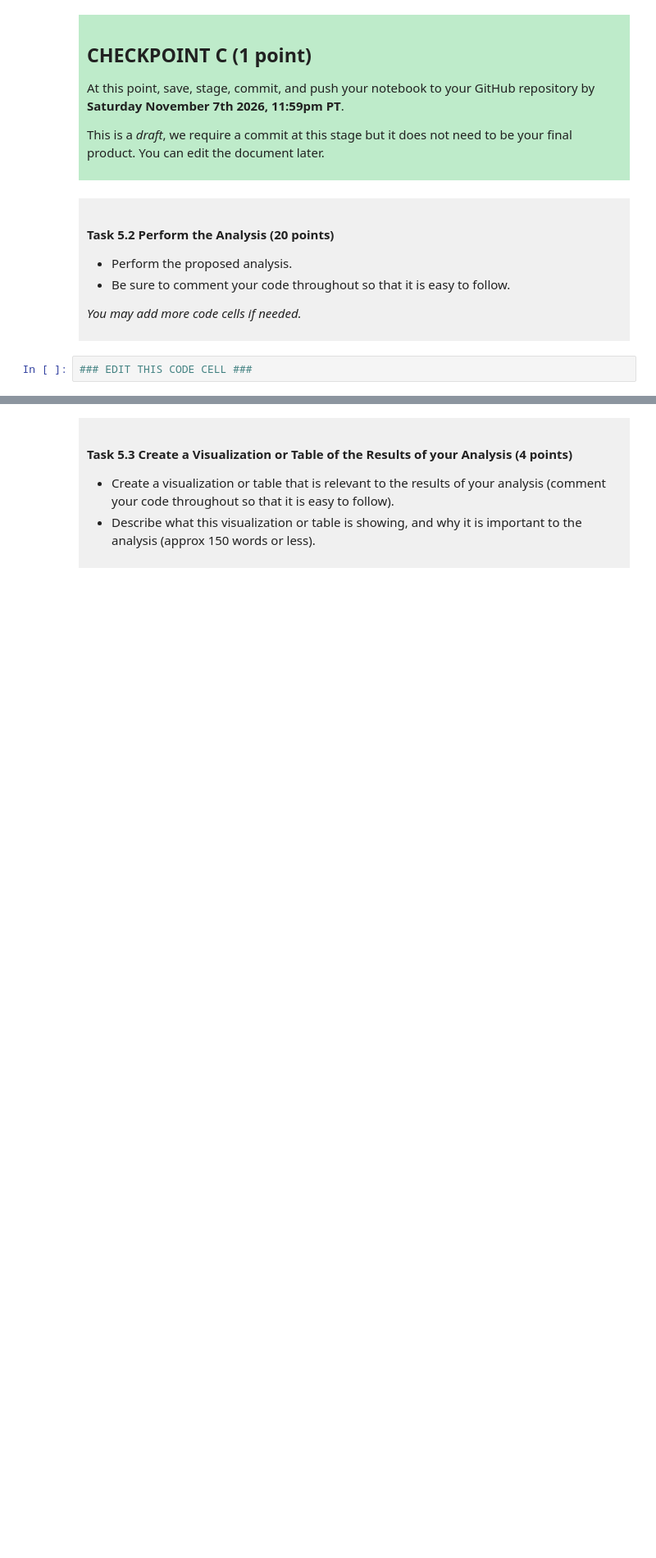
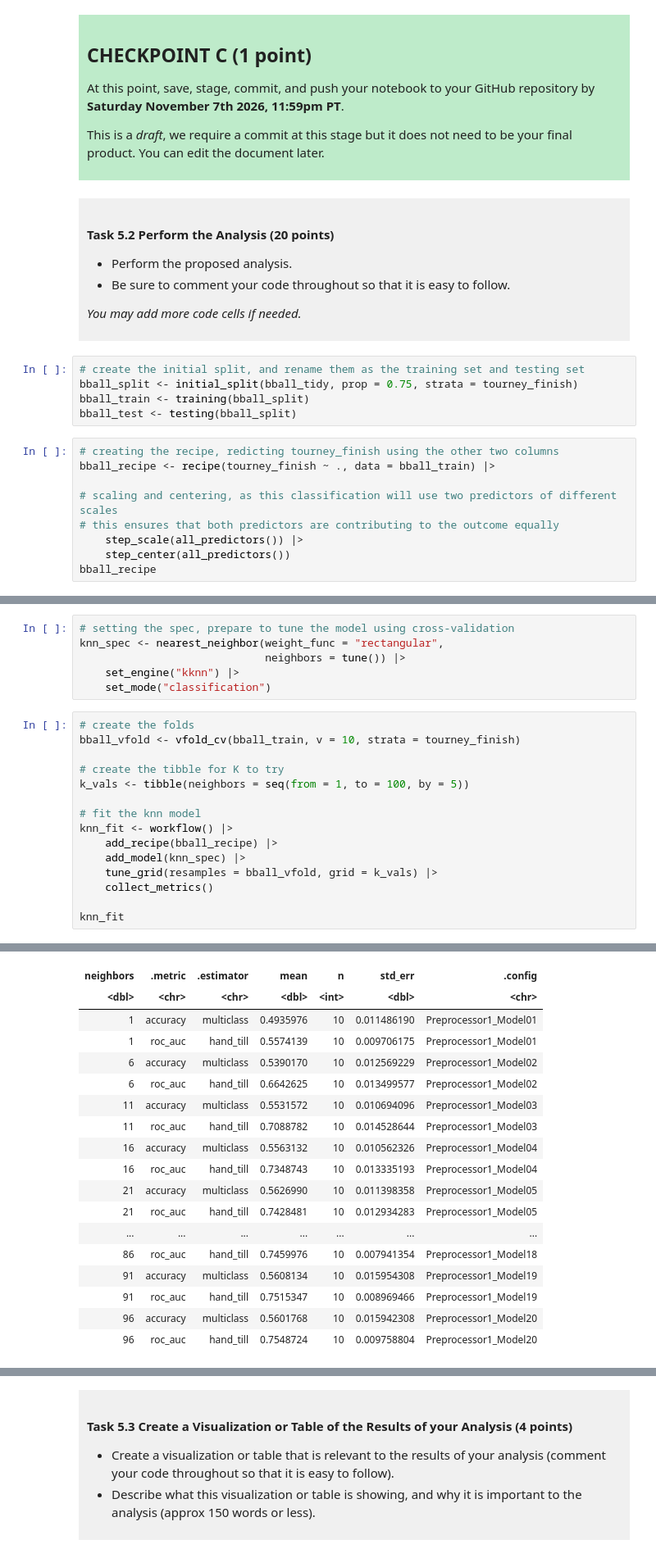
Before and after one commit to JessicaXJI/DSCI-100-Project-Jessica-Ji, a Jupyter notebook: dsci-100-project-notebook.ipynb, the cells around one changed output, grey strips where cells are left out. Shown at 82% size. Saved outputs shown, nothing was run; the diff lists cells and outputs as text; blank space fills up the shorter version.

```diff
--- a/dsci-100-project-notebook.ipynb
+++ b/dsci-100-project-notebook.ipynb
@@ -503,4 +503,16 @@ This is a *draft*, we require a commit at this stage but it does not need to be
 
 </div>
 # %%
-### EDIT THIS CODE CELL ###
+# create the initial split, and rename them as the training set and testing set
+bball_split <- initial_split(bball_tidy, prop = 0.75, strata = tourney_finish)
+bball_train <- training(bball_split)
+bball_test <- testing(bball_split)
+# %%
+# creating the recipe, redicting tourney_finish using the other two columns
+bball_recipe <- recipe(tourney_finish ~ ., data = bball_train) |>
+
+# scaling and centering, as this classification will use two predictors of different scales
+# this ensures that both predictors are contributing to the outcome equally
+    step_scale(all_predictors()) |>
+    step_center(all_predictors())
+bball_recipe
@@ -506,0 +538,22 @@ This is a *draft*, we require a commit at this stage but it does not need to be
+# %%
+# setting the spec, prepare to tune the model using cross-validation
+knn_spec <- nearest_neighbor(weight_func = "rectangular",
+                             neighbors = tune()) |>
+    set_engine("kknn") |>
+    set_mode("classification")
+# %%
+# create the folds
+bball_vfold <- vfold_cv(bball_train, v = 10, strata = tourney_finish)
+
+# create the tibble for K to try
+k_vals <- tibble(neighbors = seq(from = 1, to = 100, by = 5))
+
+# fit the knn model
+knn_fit <- workflow() |>
+    add_recipe(bball_recipe) |>
+    add_model(knn_spec) |>
+    tune_grid(resamples = bball_vfold, grid = k_vals) |>
+    collect_metrics()
+
+knn_fit
+# %% [output]
@@ -506,0 +578,18 @@ This is a *draft*, we require a commit at this stage but it does not need to be
+| neighbors | .metric | .estimator | mean | n | std_err | .config |
+| <dbl> | <chr> | <chr> | <dbl> | <int> | <dbl> | <chr> |
+| 1 | accuracy | multiclass | 0.4935976 | 10 | 0.011486190 | Preprocessor1_Model01 |
+| 1 | roc_auc | hand_till | 0.5574139 | 10 | 0.009706175 | Preprocessor1_Model01 |
+| 6 | accuracy | multiclass | 0.5390170 | 10 | 0.012569229 | Preprocessor1_Model02 |
+| 6 | roc_auc | hand_till | 0.6642625 | 10 | 0.013499577 | Preprocessor1_Model02 |
+| 11 | accuracy | multiclass | 0.5531572 | 10 | 0.010694096 | Preprocessor1_Model03 |
+| 11 | roc_auc | hand_till | 0.7088782 | 10 | 0.014528644 | Preprocessor1_Model03 |
+| 16 | accuracy | multiclass | 0.5563132 | 10 | 0.010562326 | Preprocessor1_Model04 |
+| 16 | roc_auc | hand_till | 0.7348743 | 10 | 0.013335193 | Preprocessor1_Model04 |
+| 21 | accuracy | multiclass | 0.5626990 | 10 | 0.011398358 | Preprocessor1_Model05 |
+| 21 | roc_auc | hand_till | 0.7428481 | 10 | 0.012934283 | Preprocessor1_Model05 |
+| ... | ... | ... | ... | ... | ... | ... |
+| 86 | roc_auc | hand_till | 0.7459976 | 10 | 0.007941354 | Preprocessor1_Model18 |
+| 91 | accuracy | multiclass | 0.5608134 | 10 | 0.015954308 | Preprocessor1_Model19 |
+| 91 | roc_auc | hand_till | 0.7515347 | 10 | 0.008969466 | Preprocessor1_Model19 |
+| 96 | accuracy | multiclass | 0.5601768 | 10 | 0.015942308 | Preprocessor1_Model20 |
+| 96 | roc_auc | hand_till | 0.7548724 | 10 | 0.009758804 | Preprocessor1_Model20 |
```
Also changed, not shown: parts of 24 cells of this notebook.
